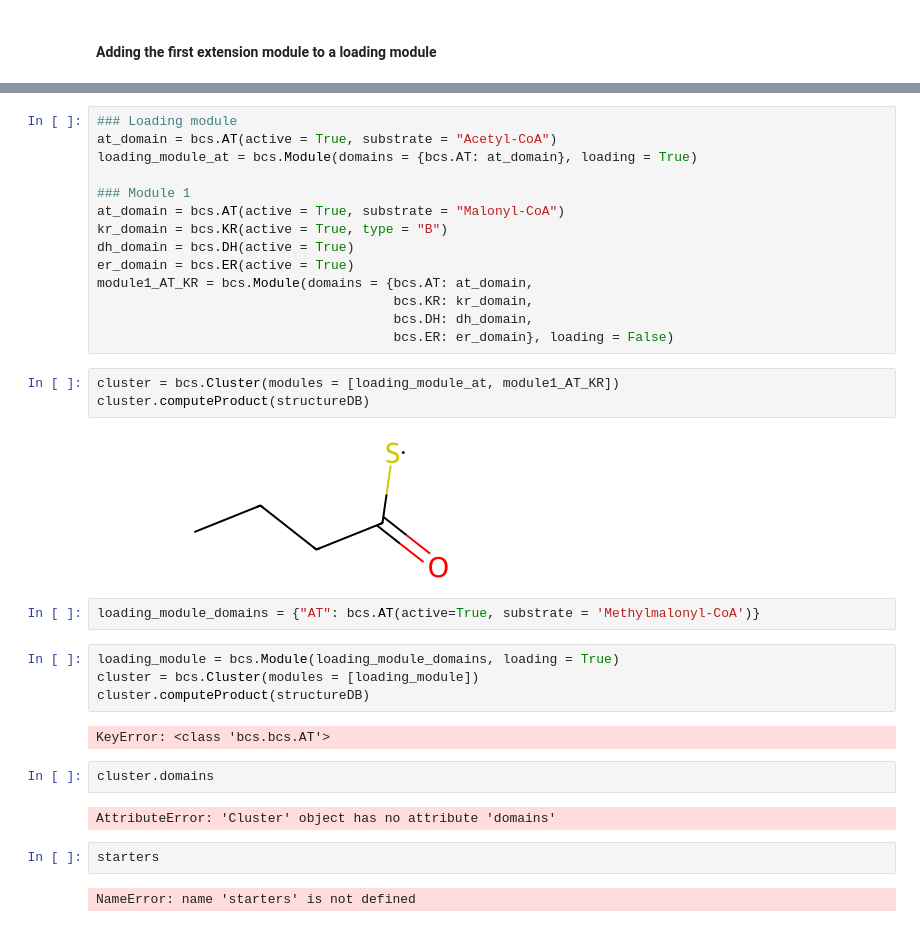
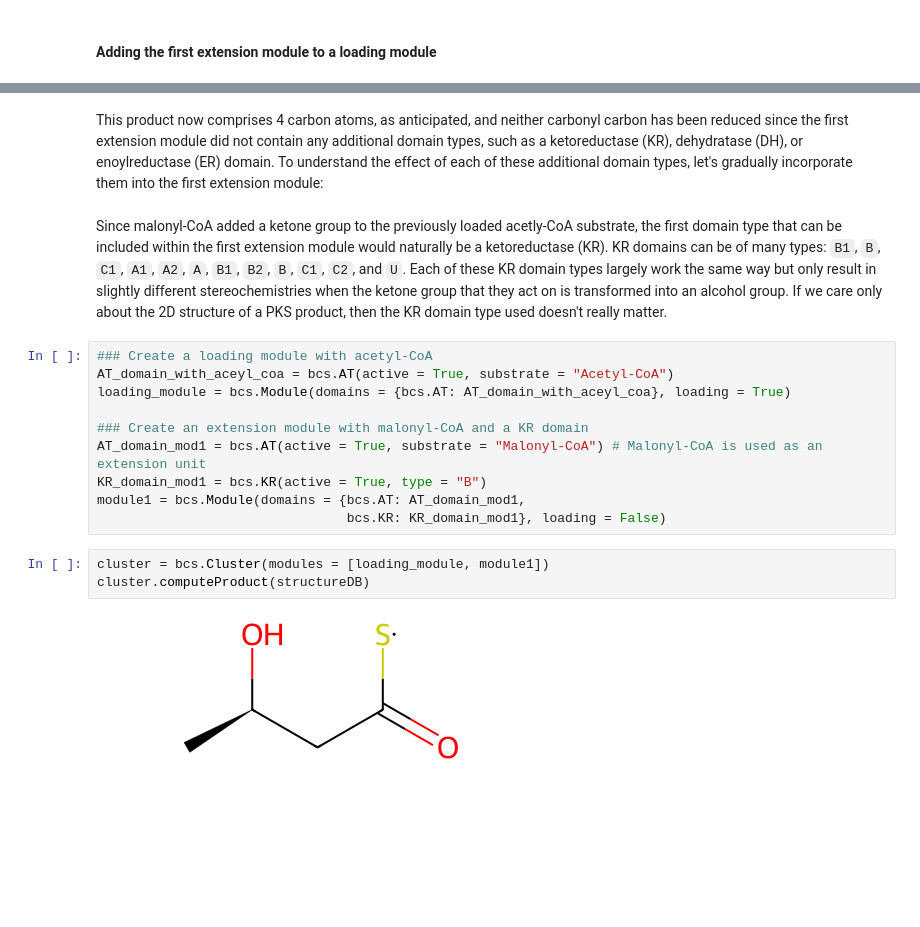
Before and after one commit to yashchainani21/RetroTideV2, a Jupyter notebook: notebooks/nb_01_RetroTide_basics.ipynb, the cells around one changed output, grey strips where cells are left out. Drawn from its saved outputs; the diff is of its cells as text; blank space fills up the shorter version.

```diff
--- a/notebooks/nb_01_RetroTide_basics.ipynb
+++ b/notebooks/nb_01_RetroTide_basics.ipynb
@@ -60,35 +80,19 @@ Notice that for the products of each of the loading modules above, there is a su
+# %% [markdown]
+This product now comprises 4 carbon atoms, as anticipated, and neither carbonyl carbon has been reduced since the first extension module did not contain any additional domain types, such as a ketoreductase (KR), dehydratase (DH), or enoylreductase (ER) domain. To understand the effect of each of these additional domain types, let's gradually incorporate them into the first extension module:
+# %% [markdown]
+Since malonyl-CoA added a ketone group to the previously loaded acetly-CoA substrate, the first domain type that can be included within the first extension module would naturally be a ketoreductase (KR). KR domains can be of many types: `B1`, `B`, `C1`, `A1`, `A2`, `A`, `B1`, `B2`, `B`, `C1`, `C2`, and `U`. Each of these KR domain types largely work the same way but only result in slightly different stereochemistries when the ketone group that they act on is transformed into an alcohol group. If we care only about the 2D structure of a PKS product, then the KR domain type used doesn't really matter.
 # %%
-### Loading module
-at_domain = bcs.AT(active = True, substrate = "Acetyl-CoA")
-loading_module_at = bcs.Module(domains = {bcs.AT: at_domain}, loading = True)
+### Create a loading module with acetyl-CoA
+AT_domain_with_aceyl_coa = bcs.AT(active = True, substrate = "Acetyl-CoA")
+loading_module = bcs.Module(domains = {bcs.AT: AT_domain_with_aceyl_coa}, loading = True)
 
-### Module 1
-at_domain = bcs.AT(active = True, substrate = "Malonyl-CoA")
-kr_domain = bcs.KR(active = True, type = "B")
-dh_domain = bcs.DH(active = True)
-er_domain = bcs.ER(active = True)
-module1_AT_KR = bcs.Module(domains = {bcs.AT: at_domain,
-                                      bcs.KR: kr_domain,
-                                      bcs.DH: dh_domain,
-                                      bcs.ER: er_domain}, loading = False)
+### Create an extension module with malonyl-CoA and a KR domain
+AT_domain_mod1 = bcs.AT(active = True, substrate = "Malonyl-CoA") # Malonyl-CoA is used as an extension unit
+KR_domain_mod1 = bcs.KR(active = True, type = "B")
+module1 = bcs.Module(domains = {bcs.AT: AT_domain_mod1,
+                                bcs.KR: KR_domain_mod1}, loading = False)
 # %%
-cluster = bcs.Cluster(modules = [loading_module_at, module1_AT_KR])
+cluster = bcs.Cluster(modules = [loading_module, module1])
 cluster.computeProduct(structureDB)
 # %% [output]
-[figure, old version]
+[figure, new version]
-# %%
-loading_module_domains = {"AT": bcs.AT(active=True, substrate = 'Methylmalonyl-CoA')}
-# %%
-loading_module = bcs.Module(loading_module_domains, loading = True)
-cluster = bcs.Cluster(modules = [loading_module])
-cluster.computeProduct(structureDB)
-# %% [output]
-KeyError: <class 'bcs.bcs.AT'>
-# %%
-cluster.domains
-# %% [output]
-AttributeError: 'Cluster' object has no attribute 'domains'
-# %%
-starters
-# %% [output]
-NameError: name 'starters' is not defined
```
Also changed, not shown: parts of 9 cells of this notebook.
